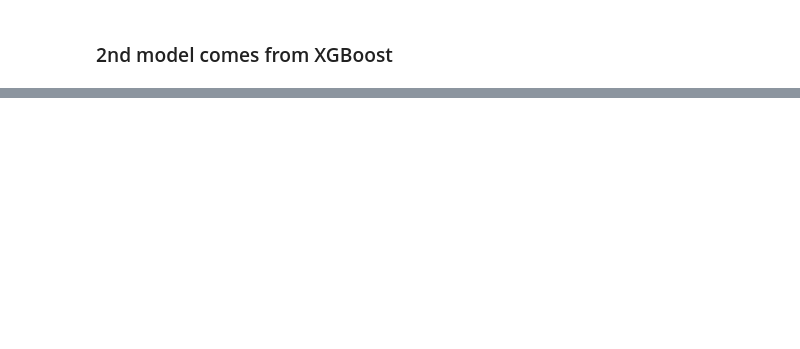
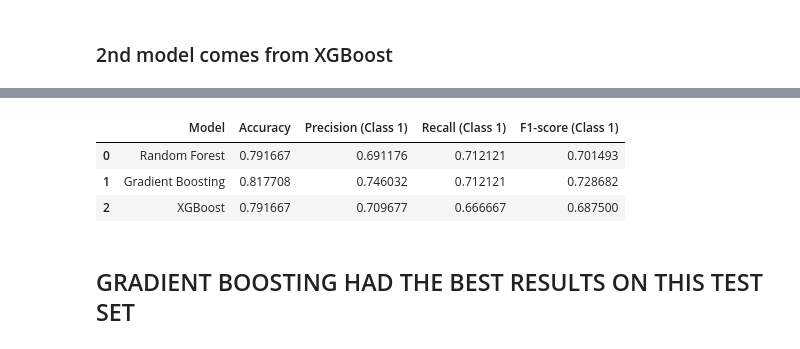
Before and after one commit to 4GeeksAcademy/Swhit_Gradient_Boosting_project, a Jupyter notebook: src/explore.ipynb, the cells around one changed output, grey strips where cells are left out. Saved outputs shown, nothing was run; the diff lists cells and outputs as text; code cells hidden in the pictures; blank space fills up the shorter version.

Commit message:
completed project

```diff
--- a/src/explore.ipynb
+++ b/src/explore.ipynb
@@ -312,0 +438,10 @@ temp_df
+# %%
+xgb_gridsearch_model = GridSearchCV(estimator=XGBClassifier(),
+                                    param_grid=hyperparameter_dict,
+                                    scoring='accuracy',
+                                    verbose=2,
+                                    cv=4,
+                                    n_jobs=-1
+                                    )
+# %%
+xgb_gridsearch_model.fit(X_train, y_train)
@@ -312,0 +700,3 @@ temp_df
+# %%
+# results from best Random Forest project
+rf_model_imported = joblib.load("../random_forest_best.pkl")
@@ -312,0 +724,32 @@ temp_df
+# %%
+def get_model_metrics(model, X, y, model_name):
+    preds = model.predict(X) # calls each models predict
+    report = classification_report(y, preds, output_dict=True) # runs the classification_report on y and preds
+
+    return {
+        "Model": model_name,
+        "Accuracy": report["accuracy"],
+        "Precision (Class 1)": report["1"]["precision"],
+        "Recall (Class 1)": report["1"]["recall"],
+        "F1-score (Class 1)": report["1"]["f1-score"]
+    }
+# %%
+# In this dataset, class 1 represents diabetic (positive) cases.
+# The metrics below focus on how effectively each model identifies these cases, particularly recall,
+# which measures the percentage of actual diabetic patients that were correctly predicted.
+
+results = []
+
+results.append(get_model_metrics(rf_model_imported, X_test, y_test, "Random Forest"))
+results.append(get_model_metrics(gb_gridsearch_model.best_estimator_, X_test, y_test, "Gradient Boosting"))
+results.append(get_model_metrics(xgb_gridsearch_model.best_estimator_, X_test, y_test, "XGBoost"))
+
+results_df = pd.DataFrame(results)
+results_df
+# %% [output]
+|  | Model | Accuracy | Precision (Class 1) | Recall (Class 1) | F1-score (Class 1) |
+| 0 | Random Forest | 0.791667 | 0.691176 | 0.712121 | 0.701493 |
+| 1 | Gradient Boosting | 0.817708 | 0.746032 | 0.712121 | 0.728682 |
+| 2 | XGBoost | 0.791667 | 0.709677 | 0.666667 | 0.687500 |
+# %% [markdown]
+## GRADIENT BOOSTING HAD THE BEST RESULTS ON THIS TEST SET
```
Also changed, not shown: parts of 60 cells of this notebook, 3 other files.
